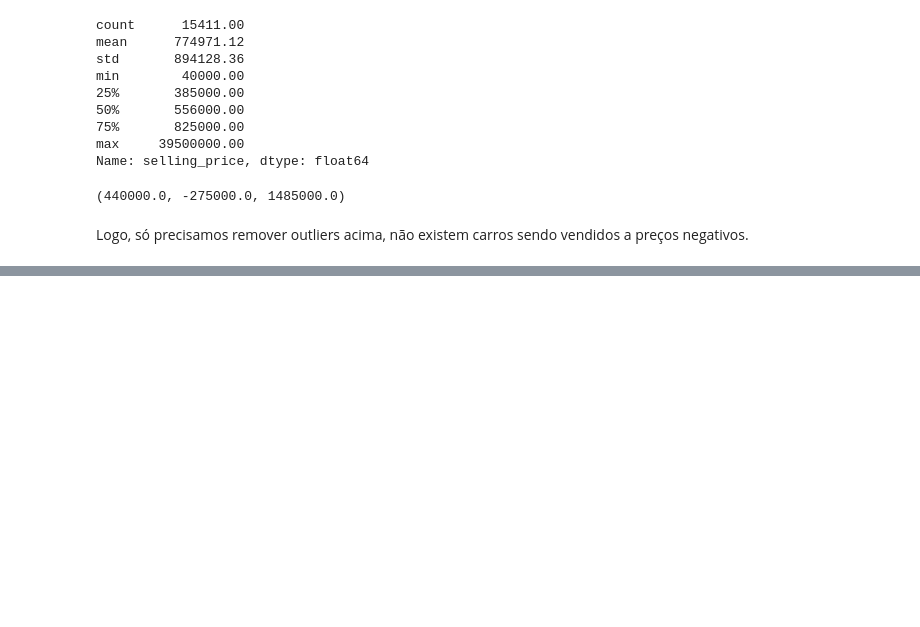
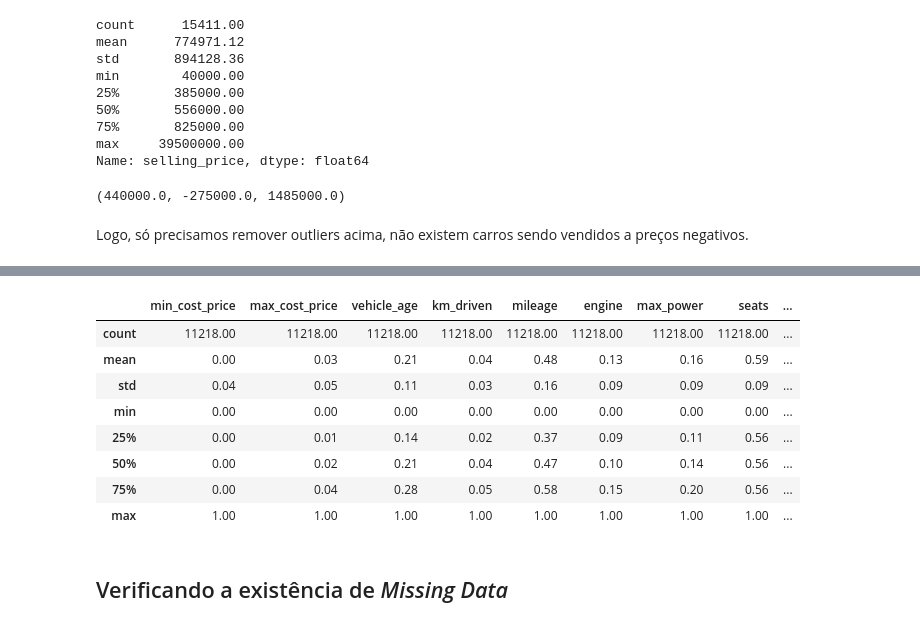
Before and after one commit to rhyanfrazao/proj-predicao-precos-veiculos, a Jupyter notebook: proj-predicao-precos-veiculos.ipynb, the cells around one changed output, grey strips where cells are left out. Drawn from its saved outputs; the diff is of its cells as text; code cells hidden in the pictures; blank space fills up the shorter version.

```diff
--- a/proj-predicao-precos-veiculos.ipynb
+++ b/proj-predicao-precos-veiculos.ipynb
@@ -717,0 +959,5 @@ Logo, só precisamos remover outliers acima, não existem carros sendo vendidos
+# %%
+X = carros_2.drop('selling_price', axis=1)
+y = carros_2['selling_price']
+
+X.shape, y.shape
@@ -717,0 +1063,14 @@ Logo, só precisamos remover outliers acima, não existem carros sendo vendidos
+# %%
+X_treino.describe()
+# %% [output]
+|  | min_cost_price | max_cost_price | vehicle_age | km_driven | mileage | engine | max_power | seats | ... |
+| count | 11218.00 | 11218.00 | 11218.00 | 11218.00 | 11218.00 | 11218.00 | 11218.00 | 11218.00 | ... |
+| mean | 0.00 | 0.03 | 0.21 | 0.04 | 0.48 | 0.13 | 0.16 | 0.59 | ... |
+| std | 0.04 | 0.05 | 0.11 | 0.03 | 0.16 | 0.09 | 0.09 | 0.09 | ... |
+| min | 0.00 | 0.00 | 0.00 | 0.00 | 0.00 | 0.00 | 0.00 | 0.00 | ... |
+| 25% | 0.00 | 0.01 | 0.14 | 0.02 | 0.37 | 0.09 | 0.11 | 0.56 | ... |
+| 50% | 0.00 | 0.02 | 0.21 | 0.04 | 0.47 | 0.10 | 0.14 | 0.56 | ... |
+| 75% | 0.00 | 0.04 | 0.28 | 0.05 | 0.58 | 0.15 | 0.20 | 0.56 | ... |
+| max | 1.00 | 1.00 | 1.00 | 1.00 | 1.00 | 1.00 | 1.00 | 1.00 | ... |
+# %% [markdown]
+## Verificando a existência de <i>Missing Data</i>
```
Also changed, not shown: parts of 75 cells of this notebook.
